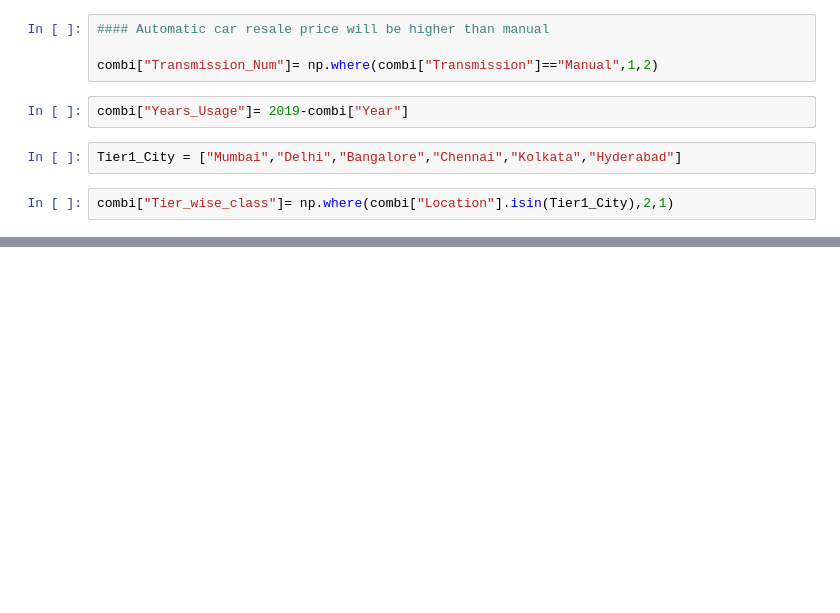
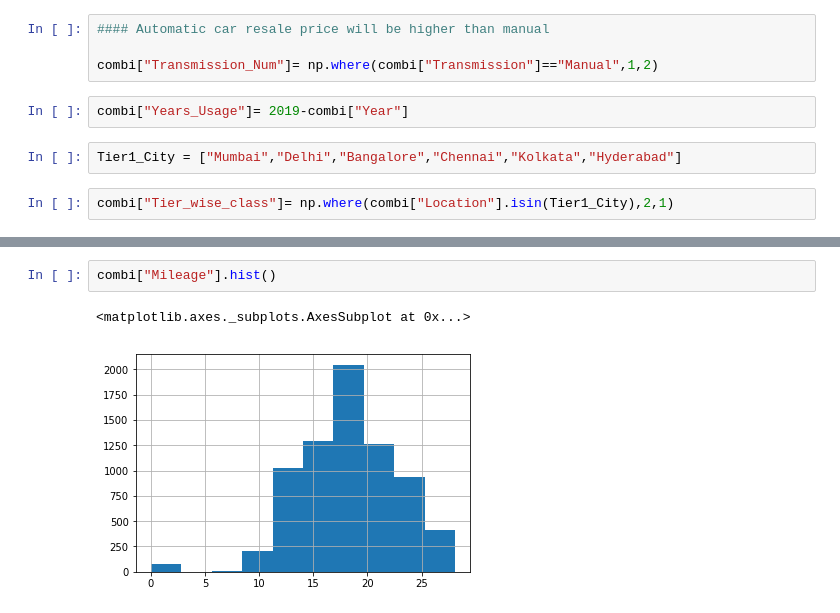
Before and after one commit to pawanrawat1990/Used_Cars_Prediction--Machine-Hacl-k, a Jupyter notebook: Used_Cars Price Prediction.ipynb, the cells around one changed output, grey strips where cells are left out. Drawn from its saved outputs; the diff is of its cells as text; blank space fills up the shorter version.

```diff
--- a/Used_Cars Price Prediction.ipynb
+++ b/Used_Cars Price Prediction.ipynb
@@ -164,0 +332,5 @@ combi["Tier_wise_class"]= np.where(combi["Location"].isin(Tier1_City),2,1)
+# %%
+combi["Mileage"].hist()
+# %% [output]
+<matplotlib.axes._subplots.AxesSubplot at 0x...>
+[figure, added]
```
Also changed, not shown: parts of 47 cells of this notebook.
